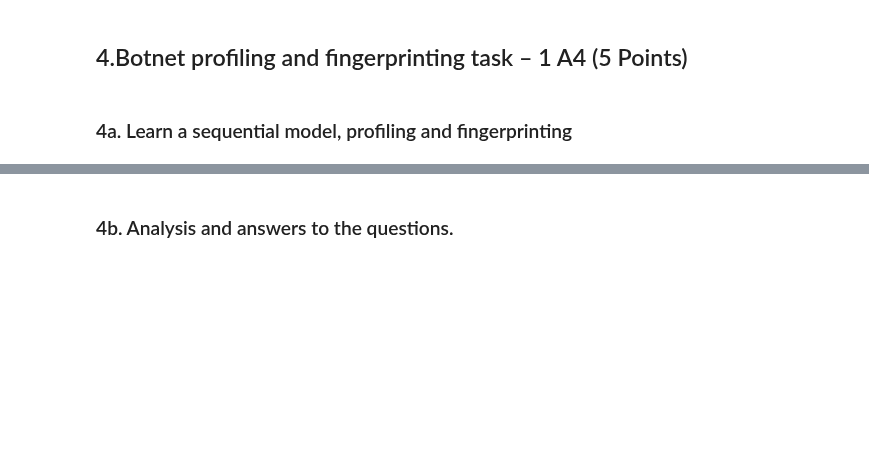
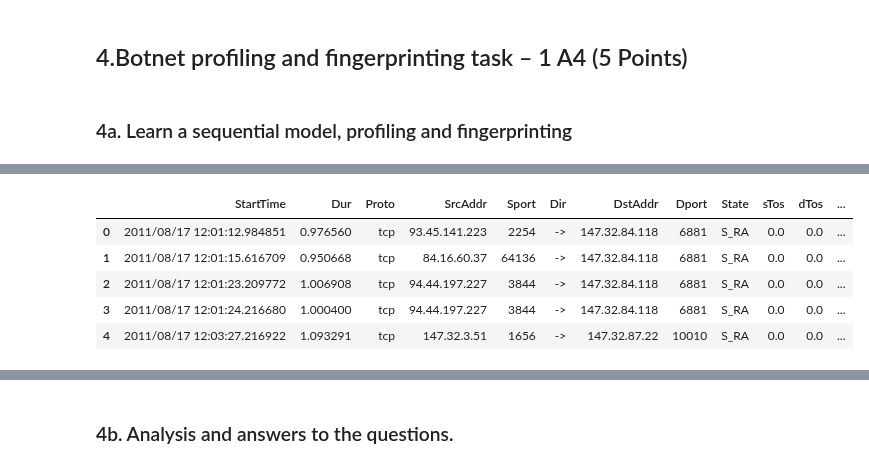
Before and after one commit to kbaran1998/CS4035-cyber-data, a Jupyter notebook: lab3/Lab3.ipynb, the cells around one changed output, grey strips where cells are left out. Drawn from its saved outputs; the diff is of its cells as text; code cells hidden in the pictures; blank space fills up the shorter version.

```diff
--- a/lab3/Lab3.ipynb
+++ b/lab3/Lab3.ipynb
@@ -654,0 +657,38 @@ We can also conclude that the CM sketch is a good choice for the sort of tasks t
+# %%
+# Collect all the flows from all the datasets for the malicious host
+def process_dfs(dfs, feat1, feat2, feat_map):
+    """Calculates codes for the flows in the given datasets and returns a single dataframe with the codes and the source addresses of the flows."""
+
+    processed_dfs = []
+
+    for df in dfs:
+        print("Next df")
+        # Check if any of the values are not in the feature map keys and drop the rows if so
+        df = df[df[feat1].isin(feat_map[feature1].keys())]
+        df = df[df[feat2].isin(feat_map[feature2].keys())]
+        df_processed = df[[feat1, feat2]].copy()
+        df_processed = netflow_discretize(df_processed, feat_map)
+        df_processed.drop(columns=[feat1, feat2], inplace=True)
+        df_processed.rename(columns={"code": "symb"}, inplace=True)
+
+        df_processed["SrcAddr"] = df["SrcAddr"]
+        processed_dfs.append(df_processed)
+
+    # Connect all the datasets
+    df_all = pd.concat(processed_dfs)
+    return df_all
+
+df9 = pd.read_csv("datasets/dataset_9/capture20110817.binetflow")
+df10 = pd.read_csv("datasets/dataset_10/capture20110818.binetflow")
+df11 = pd.read_csv("datasets/dataset_11/capture20110818-2.binetflow")
+df12 = pd.read_csv("datasets/dataset_12/capture20110819.binetflow")
+
+# print(df9[feature1].unique())
+# print(df9[feature2].unique())
+# print(df10[feature1].value_counts())
+# print(df10[feature2].unique())
+# print(df11[feature1].unique())
+# print(df11[feature2].unique())
+# print(df12[feature1].unique())
+# print(df12[feature2].unique())
+df_all = process_dfs([df9.copy(), df10.copy(), df11.copy(), df12.copy()], feature1, feature2, feat_map)
@@ -654,0 +715,9 @@ We can also conclude that the CM sketch is a good choice for the sort of tasks t
+# %%
+df9.head()
+# %% [output]
+|  | StartTime | Dur | Proto | SrcAddr | Sport | Dir | DstAddr | Dport | State | sTos | dTos | ... |
+| 0 | 2011/08/17 12:01:12.984851 | 0.976560 | tcp | 93.45.141.223 | 2254 | -> | 147.32.84.118 | 6881 | S_RA | 0.0 | 0.0 | ... |
+| 1 | 2011/08/17 12:01:15.616709 | 0.950668 | tcp | 84.16.60.37 | 64136 | -> | 147.32.84.118 | 6881 | S_RA | 0.0 | 0.0 | ... |
+| 2 | 2011/08/17 12:01:23.209772 | 1.006908 | tcp | 94.44.197.227 | 3844 | -> | 147.32.84.118 | 6881 | S_RA | 0.0 | 0.0 | ... |
+| 3 | 2011/08/17 12:01:24.216680 | 1.000400 | tcp | 94.44.197.227 | 3844 | -> | 147.32.84.118 | 6881 | S_RA | 0.0 | 0.0 | ... |
+| 4 | 2011/08/17 12:03:27.216922 | 1.093291 | tcp | 147.32.3.51 | 1656 | -> | 147.32.87.22 | 10010 | S_RA | 0.0 | 0.0 | ... |
```
Also changed, not shown: parts of 14 cells of this notebook.
